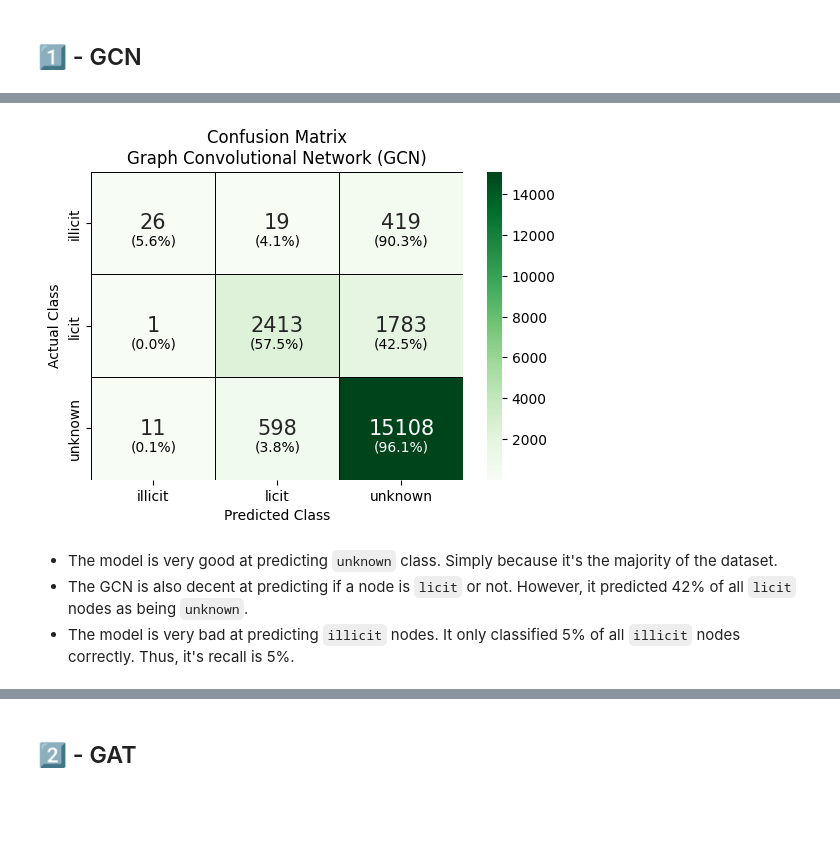
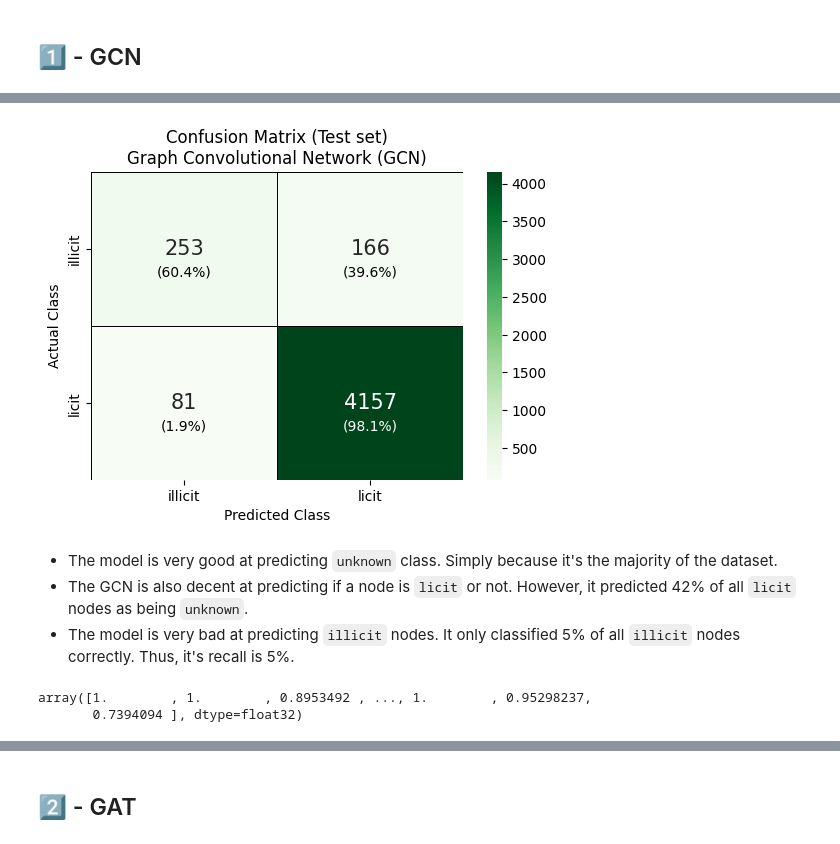
Before and after one commit to PeeteKeesel/kaggle-verse, a Jupyter notebook: bitcoin-transactions-graph-neural-networks.ipynb, the cells around one changed output, grey strips where cells are left out. Saved outputs shown, nothing was run; the diff lists cells and outputs as text; code cells hidden in the pictures; blank space fills up the shorter version.

Commit message:
Kaggle Notebook | 💰Bitcoin Transactions 🔗 Graph Neural Networks 🪙 | Version 9

```diff
--- a/bitcoin-transactions-graph-neural-networks.ipynb
+++ b/bitcoin-transactions-graph-neural-networks.ipynb
@@ -684,13 +710,16 @@ data = Data(x=node_features,
+# %%
+known_mask   = (data.y == 0) | (data.y == 1)  # Only nodes with known labels licit or illicit
+unknown_mask = data.y == 2                    # Nodes with unknown labels
 # %%
 # ------------------------------------------------ #
 # Define size for Training, Validation and Testing #
 # ------------------------------------------------ #
 
-num_nodes    = data.num_nodes
-permutations = torch.randperm(num_nodes)  # To randomize the splits
-train_size   = int(0.8 * num_nodes)
-val_size     = int(0.1 * num_nodes)
-test_size    = num_nodes - train_size - val_size
+num_known_nodes = known_mask.sum().item()
+permutations = torch.randperm(num_known_nodes)
+train_size = int(0.8 * num_known_nodes)
+val_size = int(0.1 * num_known_nodes)
+test_size = num_known_nodes - train_size - val_size
 
 total = np.sum([train_size, val_size, test_size])
 
@@ -709,13 +738,17 @@ Number of observations per split
 # Create mask for the indices of Train, Val, Test #
 # ----------------------------------------------- #
 
-data.train_mask = torch.zeros(num_nodes, dtype=torch.bool)
-data.val_mask = torch.zeros(num_nodes, dtype=torch.bool)
-data.test_mask = torch.zeros(num_nodes, dtype=torch.bool)
+data.train_mask = torch.zeros(data.num_nodes, dtype=torch.bool)
+data.val_mask = torch.zeros(data.num_nodes, dtype=torch.bool)
+data.test_mask = torch.zeros(data.num_nodes, dtype=torch.bool)
 
-data.train_mask[permutations[:train_size]] = True
-data.val_mask[permutations[train_size:train_size + val_size]] = True
-data.test_mask[permutations[train_size + val_size:]] = True
+train_indices = known_mask.nonzero(as_tuple=True)[0][permutations[:train_size]]
+val_indices = known_mask.nonzero(as_tuple=True)[0][permutations[train_size:train_size + val_size]]
+test_indices = known_mask.nonzero(as_tuple=True)[0][permutations[train_size + val_size:]]
+
+data.train_mask[train_indices] = True
+data.val_mask[val_indices] = True
+data.test_mask[test_indices] = True
 
 data.train_mask
 # %% [output]
@@ -952,39 +1082,38 @@ plt.show()
 # %%
-test_pred = predict(model, data)[data.test_mask]
-
 # Map the actual name to the raw class name.
-mapping = dict(zip(classes_df['Class Raw'], classes_df['Class Mapped']))
-mapped_classes = np.array([mapping[class_value] for class_value in le.classes_])
+# mapping = dict(zip([0, 1], ['licit', 'illicit']))
+# mapped_classes = np.array([mapping[class_value] for class_value in le.classes_])
+mapped_classes = np.array(['illicit', 'licit'])
 
 # --- Confusion matrix ---
 cm = confusion_matrix(data.y[data.test_mask].cpu(), test_pred.cpu())
 
 fig, ax = plt.subplots(figsize=(6, 4))
 
 sns.heatmap(cm, annot=True, fmt='g', cmap=plt.cm.Greens,
             annot_kws={'size': 15},
             xticklabels=mapped_classes,
             yticklabels=mapped_classes,
             linecolor='black', linewidth=0.5,
             ax=ax)
 plt.xlabel('Predicted Class')
 plt.ylabel('Actual Class')
 
 # Annotate each cell with the percentage of that row.
 cm_normalized = cm.astype('float') / cm.sum(axis=1)[:, np.newaxis]
 for i in range(cm.shape[0]):
     for j in range(cm.shape[1]):
         count = cm[i, j]
         percentage = cm_normalized[i, j] * 100
         text = f'\n({percentage:.1f}%)'
         color = 'white' if percentage > 95 else 'black'
         ax.text(j + 0.5, i + 0.6, text,
                 ha='center', va='center', fontsize=10, color=color)
 
-plt.title('Confusion Matrix\nGraph Convolutional Network (GCN)')
+plt.title('Confusion Matrix (Test set)\nGraph Convolutional Network (GCN)')
 plt.show()
 # %% [output]
-[figure, old version]
+[figure, new version]
 # %% [markdown]
 - The model is very good at predicting `unknown` class. Simply because it's the majority of the dataset.
 - The GCN is also decent at predicting if a node is `licit` or not. However, it predicted 42% of all `licit` nodes as being `unknown`.
@@ -991,0 +1124,6 @@ plt.show()
+# %%
+train_probas_illicit = train_probas[:, 1].cpu().numpy()
+train_probas_illicit
+# %% [output]
+array([1.        , 1.        , 0.8953492 , ..., 1.        , 0.95298237,
+       0.7394094 ], dtype=float32)
```
Also changed, not shown: parts of 29 cells of this notebook.
